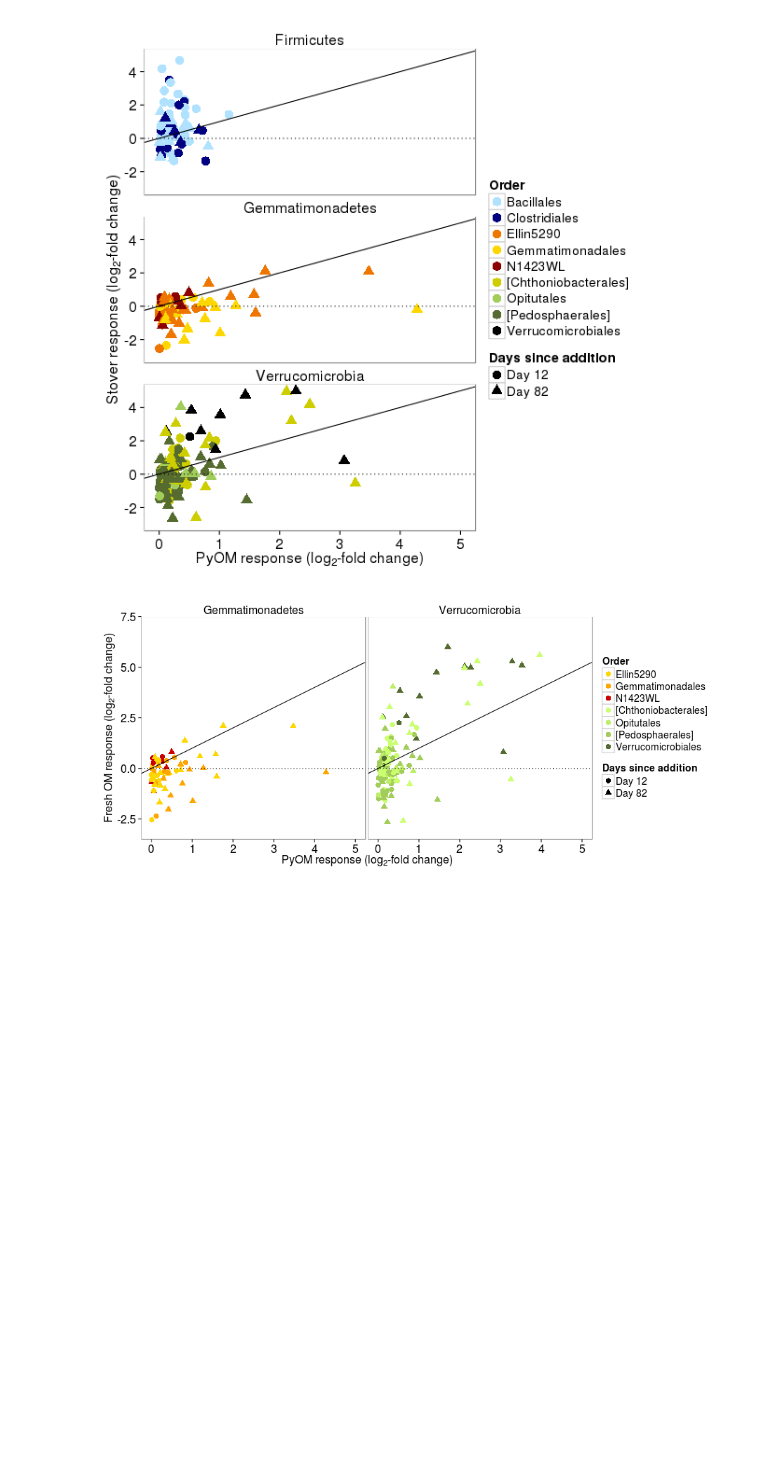
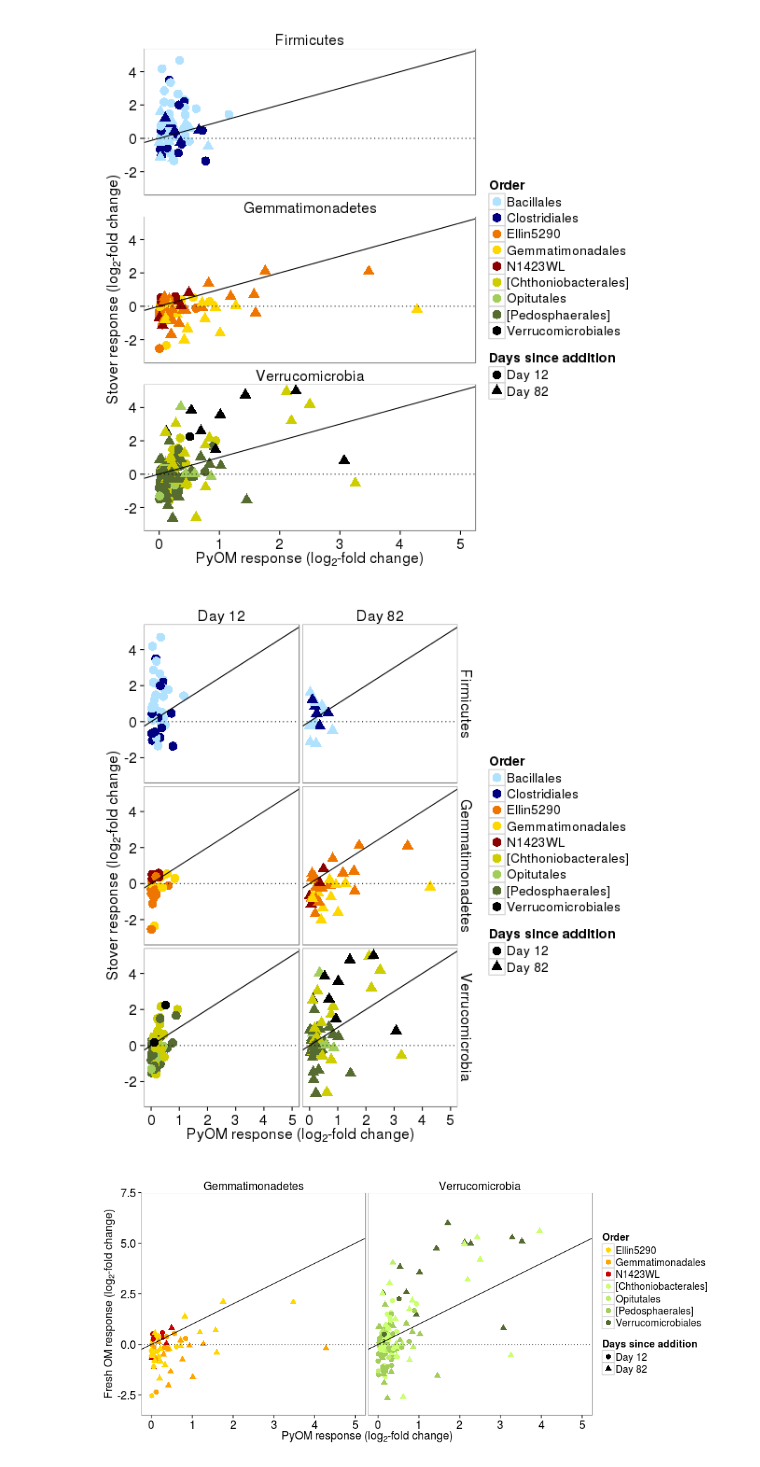
Before and after one commit to TheaWhitman/PyOM, a Jupyter notebook: manuscript_figures/Log2-fold_change_plots.ipynb, the cells around one changed output. Saved outputs shown, nothing was run; the diff lists cells and outputs as text; code cells hidden in the pictures; blank space fills up the shorter version.

Commit message:
Added 2-day plots for Figure 6 (gemm/verruc/firmi response)

```diff
--- a/manuscript_figures/Log2-fold_change_plots.ipynb
+++ b/manuscript_figures/Log2-fold_change_plots.ipynb
@@ -706,6 +706,57 @@ p = p + labs(x=expression(paste("PyOM response (", log[2],"-fold change)",sep=""
 p
 # %% [output]
 [figure]
+# %%
+%%R -h 600 -w 600
+mintaxa=10
+#p = ggplot(d.plot, aes(x = `1`, y =`2`))
+D <- d.narm.tax
+keep<-c("Gemmatimonadetes","Firmicutes","Verrucomicrobia")
+D2<-D[(D$Phylum %in% keep),]
+D2$Phylum<-factor(D2$Phylum)
+# Selecting the phylum
+
+sums<-ddply(D2,"Order",summarize,sum=length(Order))
+remove<-sums$Order[sums$sum<=mintaxa]
+D2<-D2[!(D2$Order %in% remove),]
+D2$Order<-factor(D2$Order, levels=c("Bacillales","Clostridiales","Ellin5290","Gemmatimonadales","N1423WL","[Chthoniobacterales]","Opitutales","[Pedosphaerales]","Verrucomicrobiales"))
+# Removing rare orders
+
+D2$DayName = ifelse(D2$Day==1,"Day 12",ifelse(D2$Day==2,"Day 82","Day 1"))
+p = ggplot(D2, aes(x = PyOM, y =Stover, color=Order, shape=DayName))
+p = p + geom_point(size=4.5)
+p = p + geom_abline(slope = 1, intercept = 0)
+p = p + geom_abline(slope = 0, intercept = 0, linetype=3)
+# p = p + geom_abline(x=2)
+# p = p + stat_smooth(method = "lm")
+p = p + facet_grid(~Phylum~DayName)
+p = p + scale_x_continuous(limits = c(0, 5)) + scale_y_continuous(limits = c(-3, 5))
+p = p + theme_bw() +
+  theme(
+    plot.background = element_blank(),
+    panel.grid.major = element_blank(),
+    panel.grid.minor = element_blank(),
+    axis.text.x = element_text(size = 16),
+    axis.title.x = element_text(size = 16),
+    axis.text.y = element_text(size=16),
+    axis.title.y = element_text(size = 16),
+    legend.title = element_text(size = 14),
+    legend.text = element_text(size = 14)
+  ) +
+  theme(
+      strip.text.x = element_text(size=16),
+      strip.text.y = element_text(size=16),
+      strip.background = element_rect(colour="white", fill="white")
+  )
+
+p = p + scale_colour_manual(values=c("lightskyblue1","navyblue","darkorange2","gold","darkred","yellow3","darkolivegreen3","darkolivegreen","black"))
+p = p + guides(colour = guide_legend("Order"), shape = guide_legend("Days since addition"))
+p = p + labs(x=expression(paste("PyOM response (", log[2],"-fold change)",sep="")), y=expression(paste("Stover response (", log[2],"-fold change)",sep="")))
+
+ggsave(filename = "Firm+Gemm+Verruc_Days.pdf", plot = p, width=8, height = 8)
+p
+# %% [output]
+[figure, added]
 # %%
 %%R -h 400 -w 900
 #p = ggplot(d.plot, aes(x = `1`, y =`2`))
```
Also changed, not shown: parts of 1 cell of this notebook, 1 other file.
